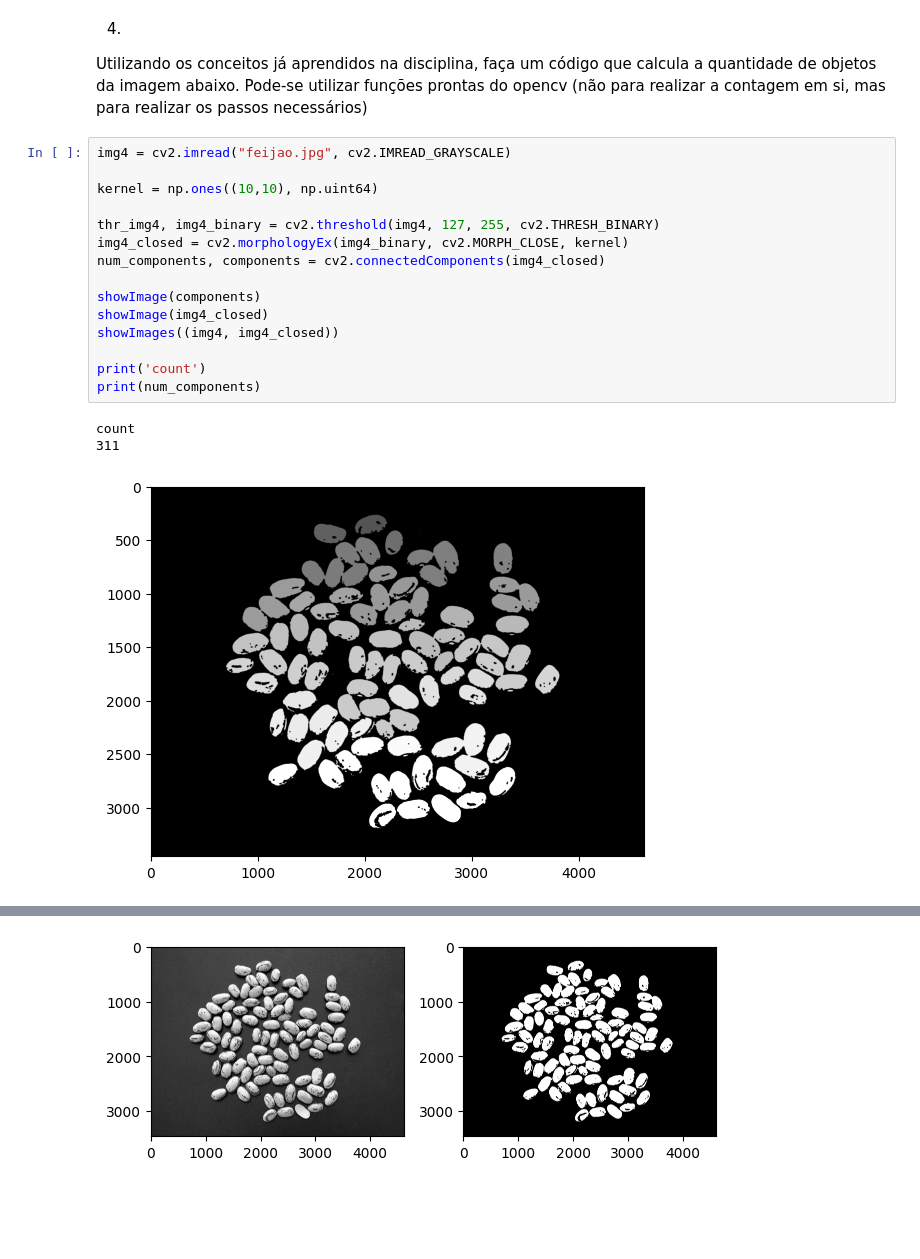
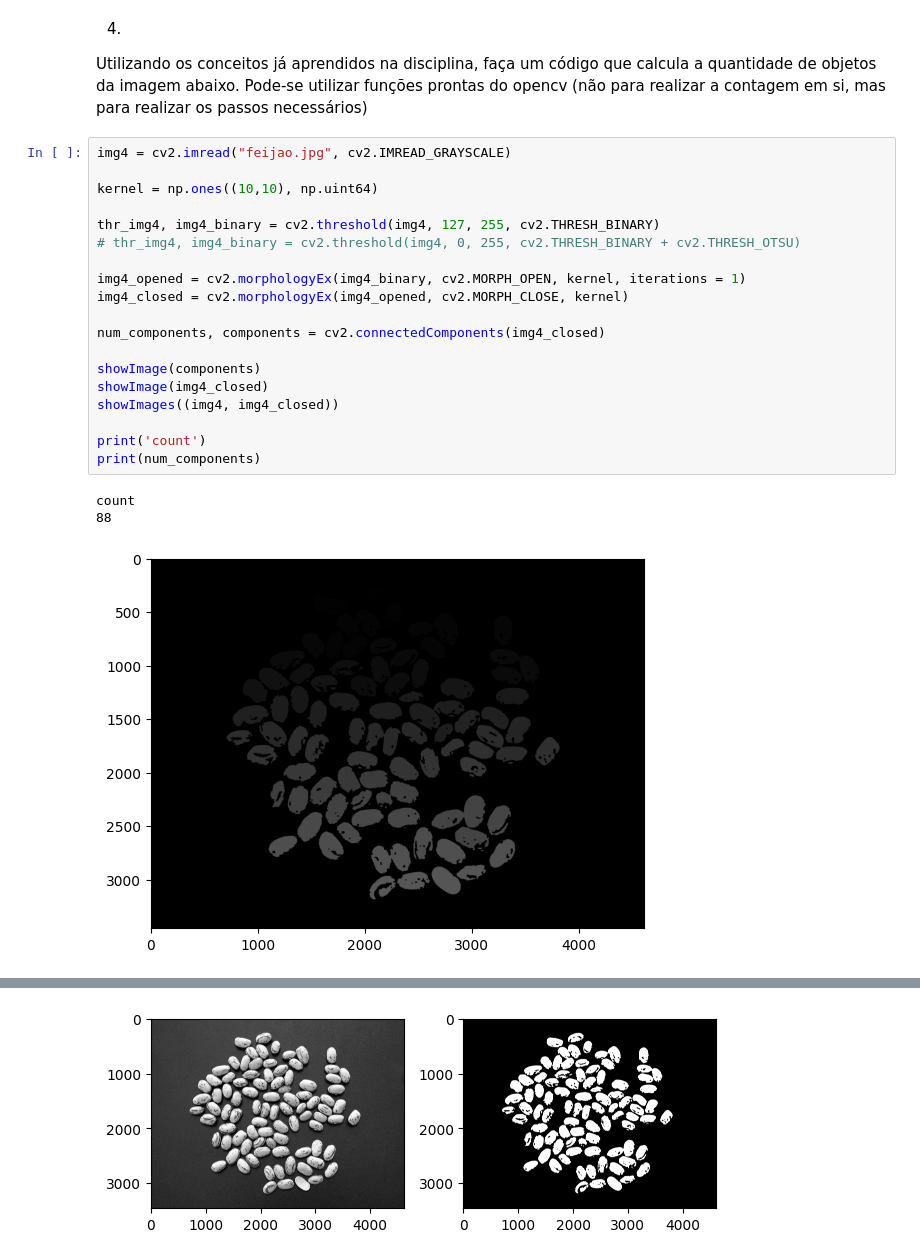
Before and after one commit to Elymas-Magus/gsi058_t1_pedropaulo.spaiva.a, a Jupyter notebook: Lab07 - Mathematical Morphology/lab07.ipynb, the cells around one changed output, grey strips where cells are left out. Saved outputs shown, nothing was run; the diff lists cells and outputs as text; blank space fills up the shorter version.

```diff
--- a/Lab07 - Mathematical Morphology/lab07.ipynb
+++ b/Lab07 - Mathematical Morphology/lab07.ipynb
@@ -126,19 +126,23 @@ Utilizando os conceitos já aprendidos na disciplina, faça um código que calcu
 # %%
 img4 = cv2.imread("feijao.jpg", cv2.IMREAD_GRAYSCALE)
 
 kernel = np.ones((10,10), np.uint64)
 
 thr_img4, img4_binary = cv2.threshold(img4, 127, 255, cv2.THRESH_BINARY)
-img4_closed = cv2.morphologyEx(img4_binary, cv2.MORPH_CLOSE, kernel)
+# thr_img4, img4_binary = cv2.threshold(img4, 0, 255, cv2.THRESH_BINARY + cv2.THRESH_OTSU)
+
+img4_opened = cv2.morphologyEx(img4_binary, cv2.MORPH_OPEN, kernel, iterations = 1)
+img4_closed = cv2.morphologyEx(img4_opened, cv2.MORPH_CLOSE, kernel)
+
 num_components, components = cv2.connectedComponents(img4_closed)
 
 showImage(components)
 showImage(img4_closed)
 showImages((img4, img4_closed))
 
 print('count')
 print(num_components)
 # %% [output]
 count
-311
+88
-[figure, old version]
+[figure, new version]
```
Also changed, not shown: parts of 1 cell of this notebook.
